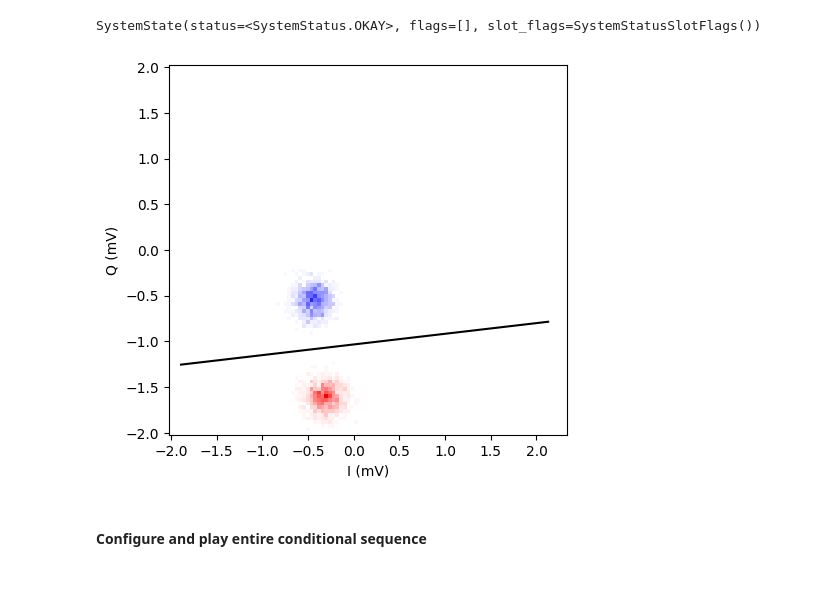
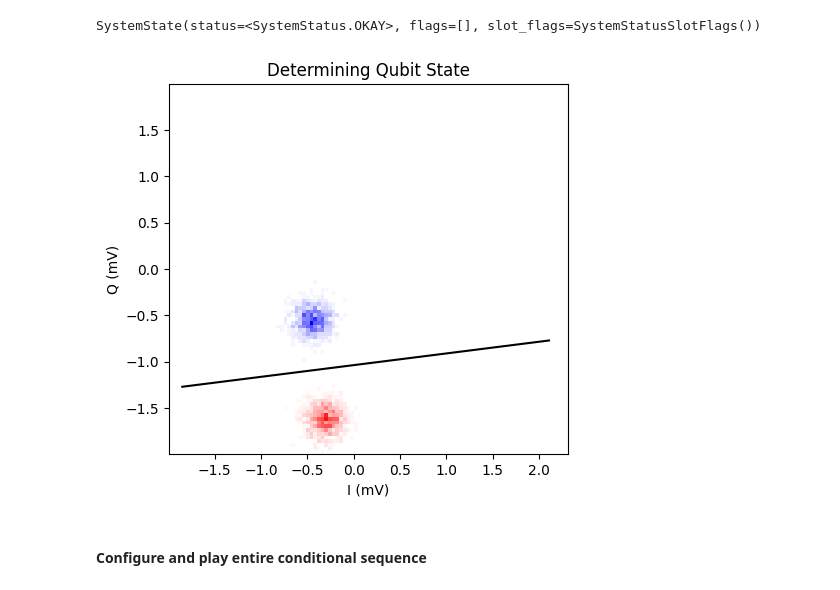
Before and after one commit to mainCSG/QBlox-CSG, a Jupyter notebook: examples/QuDiPyConditionalSequence/QuDiPyConditionalSequence.ipynb, the cells around one changed output. Drawn from its saved outputs; the diff is of its cells as text; code cells hidden in the pictures.

```diff
--- a/examples/QuDiPyConditionalSequence/QuDiPyConditionalSequence.ipynb
+++ b/examples/QuDiPyConditionalSequence/QuDiPyConditionalSequence.ipynb
@@ -157,34 +157,35 @@ rotation = np.mod(-np.angle(np.mean(state1) - np.mean(state0)), 2 * np.pi)
 #vector of the two points to get the threshold. To understand this, instead of thinking of
 #rotating the vector in the CCW direction, instead rotate the IQ axis in the CW direction. Then
 #the distance between the mean and the rotated line is the real part of the mean.
 averageVec = (np.mean(state1) + np.mean(state0))/2
 threshold = (np.exp(1j*rotation) * averageVec).real
 
 #Plotting the histogram
 scaling = 1000 / integrationLength
 maxr = max(np.max(np.abs(state0)), np.max(np.abs(state1)))
 hist0, xedges, yedges = np.histogram2d(
     state0.real, state0.imag, range=((-maxr, maxr), (-maxr, maxr)), bins=100
 )
 hist1, xedges, yedges = np.histogram2d(
     state1.real, state1.imag, range=((-maxr, maxr), (-maxr, maxr)), bins=100
 )
 
 plt.imshow(
     1 - np.array((hist0, hist0 + hist1, hist1)).transpose(2, 1, 0) / np.max(hist0 + hist1),
     extent=(-maxr * scaling, maxr * scaling, -maxr * scaling, maxr * scaling),
     origin="lower",
 )
 plt.plot(
     ((1j * xedges + threshold) * np.exp(-1j * rotation)).real * scaling,
     ((1j * xedges + threshold) * np.exp(-1j * rotation)).imag * scaling,
     "k",
 )
 plt.xlabel("I (mV)")
 plt.ylabel("Q (mV)")
+plt.title("Determining Qubit State")
 plt.show()
 # %% [output]
-[figure, old version]
+[figure, new version]
 # %% [markdown]
 #### Configure and play entire conditional sequence
 # %%
```
Also changed, not shown: parts of 2 cells of this notebook, 3 other files.
